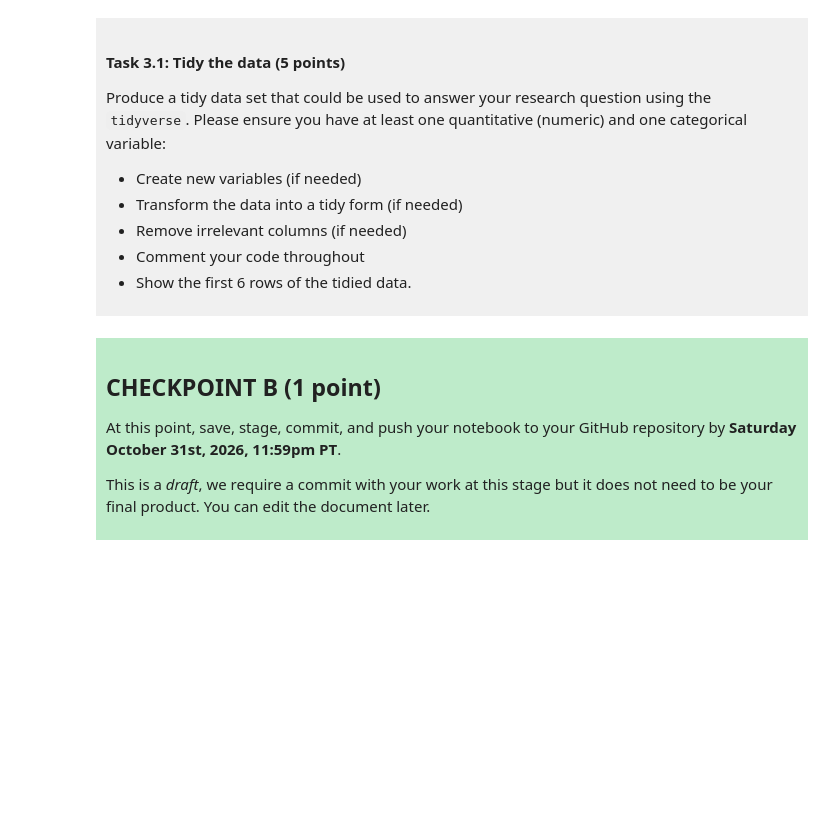
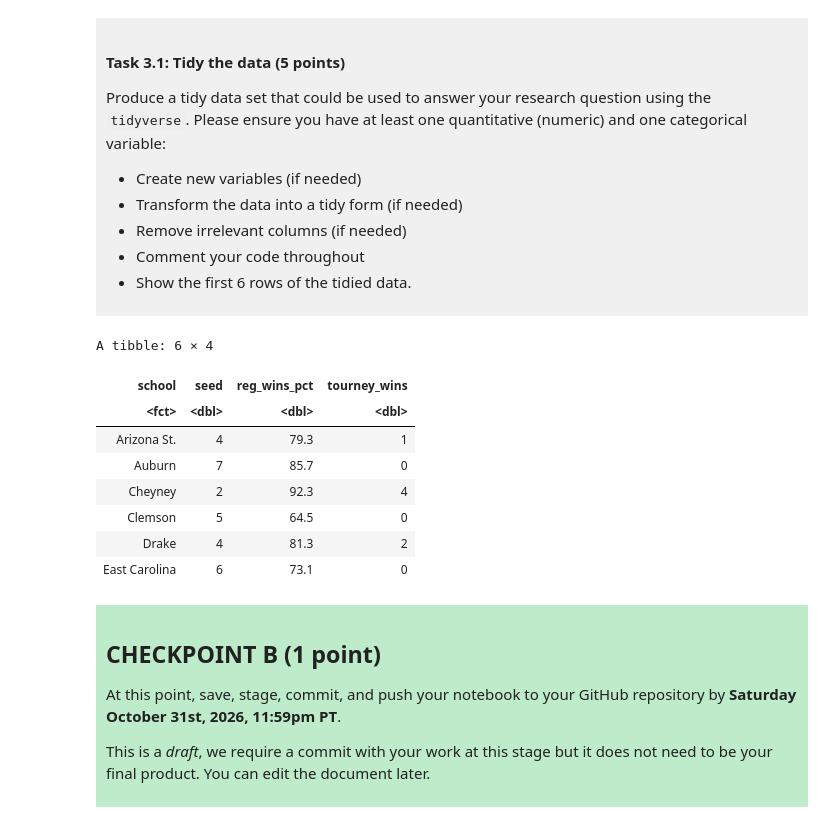
Before and after one commit to raisa04-05/dsci-100-project-raisa-shehreen-alam, a Jupyter notebook: dsci-100-project-notebook.ipynb, the cells around one changed output. Saved outputs shown, nothing was run; the diff lists cells and outputs as text; code cells hidden in the pictures; blank space fills up the shorter version.

```diff
--- a/dsci-100-project-notebook.ipynb
+++ b/dsci-100-project-notebook.ipynb
@@ -189,7 +223,28 @@ Produce a tidy data set that could be used to answer your research question usin
 
 </div>
 # %%
-### EDIT THIS CODE CELL ###
+basketball_tidy <- basketball_data |>
+  # Keeping the school name and variables for the research question
+  select(school, seed, reg_wins_pct, tourney_wins) |>
+
+  # Storing school names as a categorical variable
+  mutate(school = as_factor(school)) |>
+
+  # Removing rows missing any of the selected values
+  drop_na()
+
+# Displaying the first 6 rows
+head(basketball_tidy, 6)
+# %% [output]
+A tibble: 6 × 4
+| school | seed | reg_wins_pct | tourney_wins |
+| <fct> | <dbl> | <dbl> | <dbl> |
+| Arizona St. | 4 | 79.3 | 1 |
+| Auburn | 7 | 85.7 | 0 |
+| Cheyney | 2 | 92.3 | 4 |
+| Clemson | 5 | 64.5 | 0 |
+| Drake | 4 | 81.3 | 2 |
+| East Carolina | 6 | 73.1 | 0 |
 # %% [markdown]
 <div style="background-color: #beebca; padding: 10px;">
 
```
Also changed, not shown: parts of 3 cells of this notebook.
